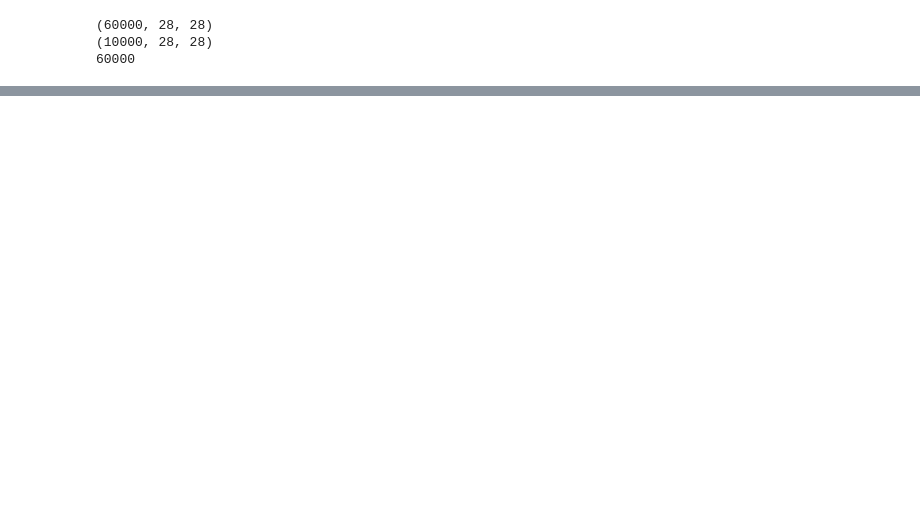
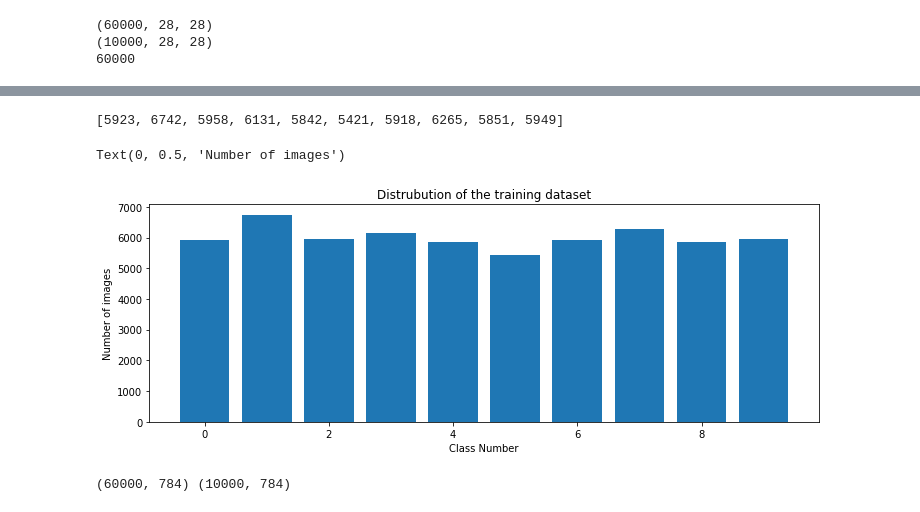
Before and after one commit to mrboran/mnist_digit_classifier, a Jupyter notebook: src/mnist_dl.ipynb, the cells around one changed output, grey strips where cells are left out. Cells and saved outputs as stored; diff of their text form; code cells hidden in the pictures; blank space fills up the shorter version.

```diff
--- a/src/mnist_dl.ipynb
+++ b/src/mnist_dl.ipynb
@@ -41,0 +49,11 @@ AttributeError: 'AxesSubplot' object has no property 'nrows'
+# %%
+print(num_of_samples)
+plt.figure(figsize=(12,4))
+plt.bar(range(0, num_of_classes), num_of_samples)
+plt.title('Distrubution of the training dataset')
+plt.xlabel('Class Number')
+plt.ylabel('Number of images')
+# %% [output]
+[5923, 6742, 5958, 6131, 5842, 5421, 5918, 6265, 5851, 5949]
+Text(0, 0.5, 'Number of images')
+[figure, added]
@@ -41,0 +66,7 @@ AttributeError: 'AxesSubplot' object has no property 'nrows'
+# %%
+num_pixels = 784
+X_train = X_train.reshape(X_train.shape[0], num_pixels)
+X_test = X_test.reshape(X_test.shape[0], num_pixels)
+print(X_train.shape, X_test.shape)
+# %% [output]
+(60000, 784) (10000, 784)
```
Also changed, not shown: parts of 14 cells of this notebook, 13 other files.
